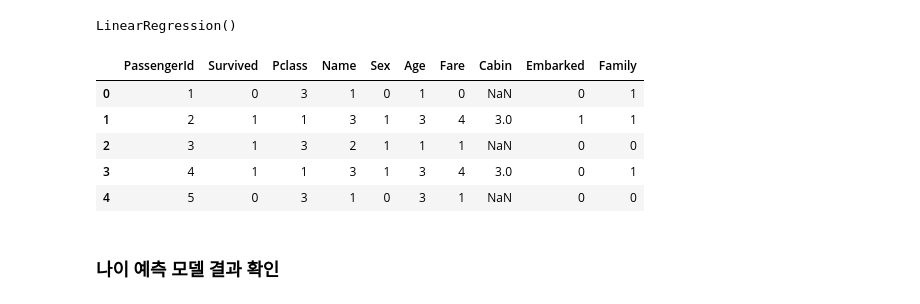
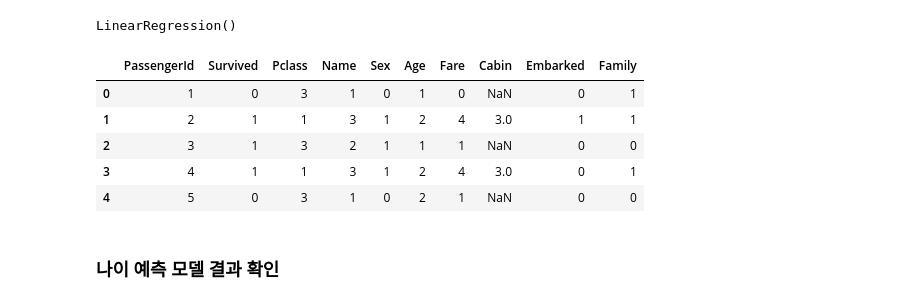
Before and after one commit to minyeamer/titanic, a Jupyter notebook: data_preprocess.ipynb, the cells around one changed output. Saved outputs shown, nothing was run; the diff lists cells and outputs as text; code cells hidden in the pictures.

Commit message:
make accuracy score 85.4%

```diff
--- a/data_preprocess.ipynb
+++ b/data_preprocess.ipynb
@@ -118,27 +123,26 @@ LinearRegression()
 # %%
 test_age_df = data_df[ data_df['Age'].isnull() ].copy()
 
 test_age_X = age_pipe.transform(test_age_df)
 
 pred_age_y = age_model.predict(test_age_X)
 
 for i, pred in zip(test_age_df.index.tolist(), pred_age_y):
     data_df['Age'][i] = pred
 
 data_df['Age'] = data_df['Age'].astype(int)
 
 # 나이는 건강 상태 및 대피 순서를 나타내는 절대적인 지표이기에 전체 범위를 5개 구간으로 분리
-# 라고 생각했는데 qcut이 더 높은 Accuracy 나옴
-data_df['Age'] = pd.qcut(data_df['Age'], 5, labels=list(range(5)))
+data_df['Age'] = pd.cut(data_df['Age'], 5, labels=list(range(5)))
 
 data_df.head()
 # %% [output]
 |  | PassengerId | Survived | Pclass | Name | Sex | Age | Fare | Cabin | Embarked | Family |
 | 0 | 1 | 0 | 3 | 1 | 0 | 1 | 0 | NaN | 0 | 1 |
-| 1 | 2 | 1 | 1 | 3 | 1 | 3 | 4 | 3.0 | 1 | 1 |
+| 1 | 2 | 1 | 1 | 3 | 1 | 2 | 4 | 3.0 | 1 | 1 |
 | 2 | 3 | 1 | 3 | 2 | 1 | 1 | 1 | NaN | 0 | 0 |
-| 3 | 4 | 1 | 1 | 3 | 1 | 3 | 4 | 3.0 | 0 | 1 |
-| 4 | 5 | 0 | 3 | 1 | 0 | 3 | 1 | NaN | 0 | 0 |
+| 3 | 4 | 1 | 1 | 3 | 1 | 2 | 4 | 3.0 | 0 | 1 |
+| 4 | 5 | 0 | 3 | 1 | 0 | 2 | 1 | NaN | 0 | 0 |
 # %% [markdown]
 ### 나이 예측 모델 결과 확인
 # %%
```
Also changed, not shown: parts of 19 cells of this notebook, 7 other files.
